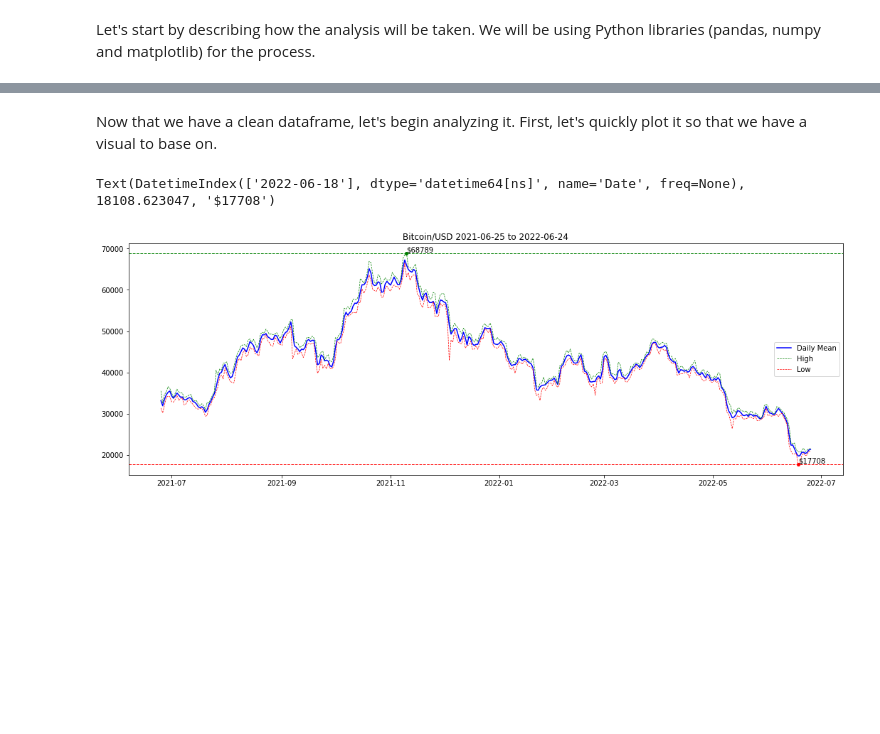
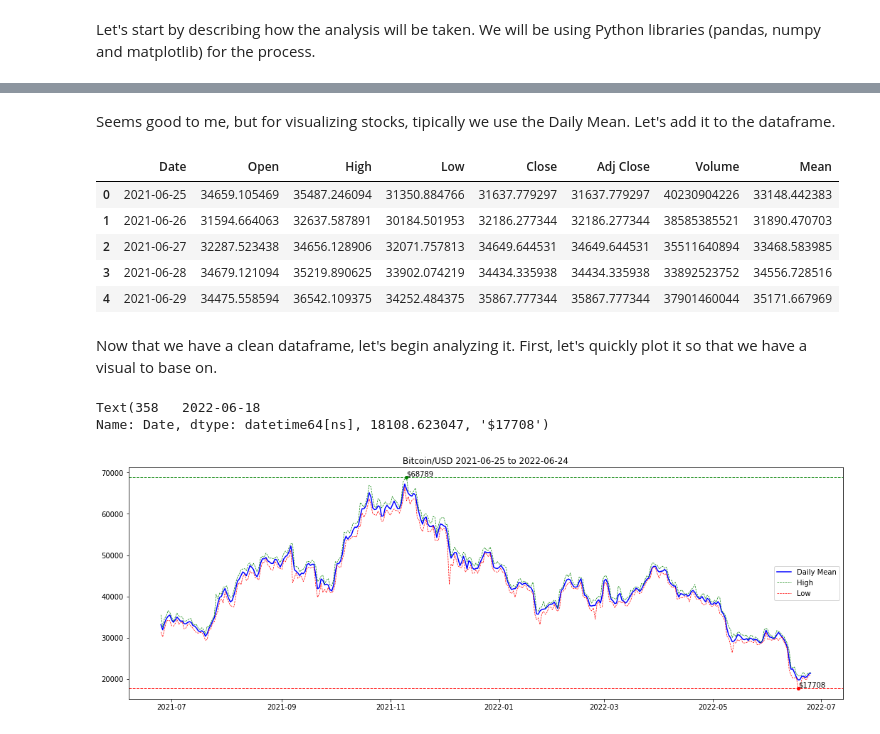
Before and after one commit to lucacastro/Portfolio, a Jupyter notebook: bitcoin-python-case-study/python-bitcoin-case-study.ipynb, the cells around one changed output, grey strips where cells are left out. Drawn from its saved outputs; the diff is of its cells as text; code cells hidden in the pictures; blank space fills up the shorter version.

```diff
--- a/bitcoin-python-case-study/python-bitcoin-case-study.ipynb
+++ b/bitcoin-python-case-study/python-bitcoin-case-study.ipynb
@@ -35,19 +32,32 @@ dd
+# %% [markdown]
+Seems good to me, but for visualizing stocks, tipically we use the Daily Mean. Let's add it to the dataframe.
+# %%
+btc['Mean'] = (btc['Open'] + btc['Close']) / 2
+btc.head()
+# %% [output]
+|  | Date | Open | High | Low | Close | Adj Close | Volume | Mean |
+| 0 | 2021-06-25 | 34659.105469 | 35487.246094 | 31350.884766 | 31637.779297 | 31637.779297 | 40230904226 | 33148.442383 |
+| 1 | 2021-06-26 | 31594.664063 | 32637.587891 | 30184.501953 | 32186.277344 | 32186.277344 | 38585385521 | 31890.470703 |
+| 2 | 2021-06-27 | 32287.523438 | 34656.128906 | 32071.757813 | 34649.644531 | 34649.644531 | 35511640894 | 33468.583985 |
+| 3 | 2021-06-28 | 34679.121094 | 35219.890625 | 33902.074219 | 34434.335938 | 34434.335938 | 33892523752 | 34556.728516 |
+| 4 | 2021-06-29 | 34475.558594 | 36542.109375 | 34252.484375 | 35867.777344 | 35867.777344 | 37901460044 | 35171.667969 |
 # %% [markdown]
 Now that we have a clean dataframe, let's begin analyzing it. First, let's quickly plot it so that we have a visual to base on.
 # %%
 plt.figure(figsize=(18,6))
 plt.title('Bitcoin/USD 2021-06-25 to 2022-06-24')
-plt.plot(btc.index, btc['Mean'], color="blue", linewidth = 1.5)
-plt.plot(btc.index, btc['High'], color = "green", linewidth=.7, linestyle='dashed')
-plt.plot(btc.index, btc['Low'], color ="red", linewidth=.7, linestyle='dashed')
+plt.plot(btc['Date'], btc['Mean'], color="blue", linewidth = 1.5)
+plt.plot(btc['Date'], btc['High'], color = "green", linewidth=.7, linestyle='dashed')
+plt.plot(btc['Date'], btc['Low'], color ="red", linewidth=.7, linestyle='dashed')
 plt.legend(['Daily Mean', 'High', 'Low'])
-plt.plot(btc[btc['High'].max() == btc['High']].index, btc['High'].max(), marker="o", color = "green", markersize=4)
-plt.plot(btc[btc['Low'].min() == btc['Low']].index, btc['Low'].min(), marker="o", color = "red", markersize=4)
+plt.plot(btc.loc[btc['High'].max() == btc['High'], 'Date'], btc['High'].max(), marker="o", color = "green", markersize=4)
+plt.plot(btc.loc[btc['Low'].min() == btc['Low'], 'Date'], btc['Low'].min(), marker="o", color = "red", markersize=4)
 plt.axhline(y=btc['High'].max(), color='g', linestyle='dashed', linewidth=1, label="Maximo historico")
 plt.axhline(y=btc['Low'].min(), color='r', linestyle='dashed', linewidth=1)
 
-plt.annotate('${}'.format(int(btc['High'].max())), xy=(btc[btc['High'].max() == btc['High']].index, btc['High'].max() + 400))
-plt.annotate('${}'.format(int(btc['Low'].min())) , xy=(btc[btc['Low'].min() == btc['Low']].index, btc['Low'].min() + 400))
+plt.annotate('${}'.format(int(btc['High'].max())), xy=(btc.loc[btc['High'].max() == btc['High'], 'Date'], btc['High'].max() + 400))
+plt.annotate('${}'.format(int(btc['Low'].min())) , xy=(btc.loc[btc['Low'].min() == btc['Low'], 'Date'], btc['Low'].min() + 400))
 # %% [output]
-Text(DatetimeIndex(['2022-06-18'], dtype='datetime64[ns]', name='Date', freq=None), 18108.623047, '$17708')
+Text(358   2022-06-18
+Name: Date, dtype: datetime64[ns], 18108.623047, '$17708')
 [figure]
```
Also changed, not shown: parts of 5 cells of this notebook.
